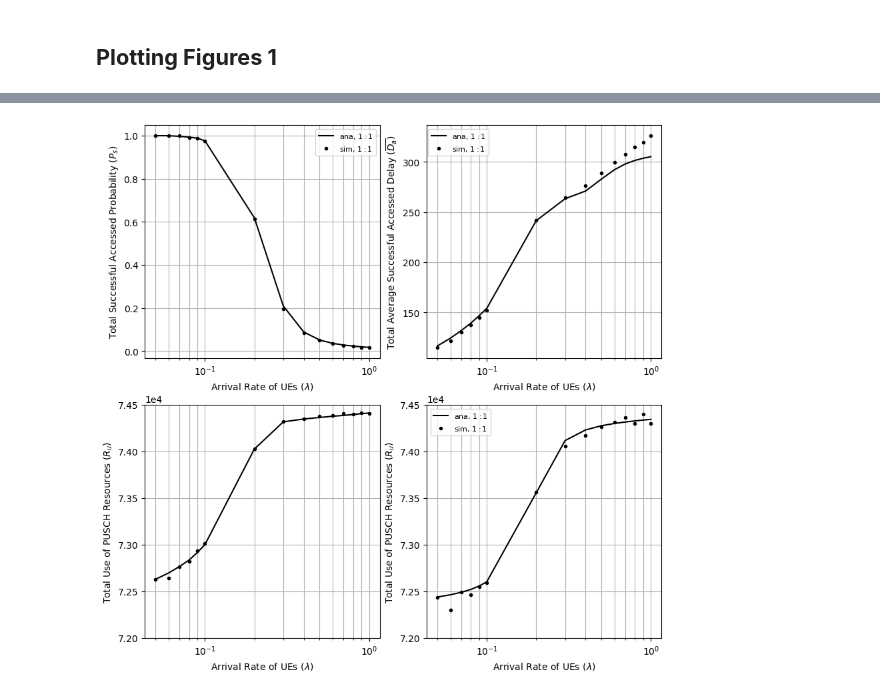
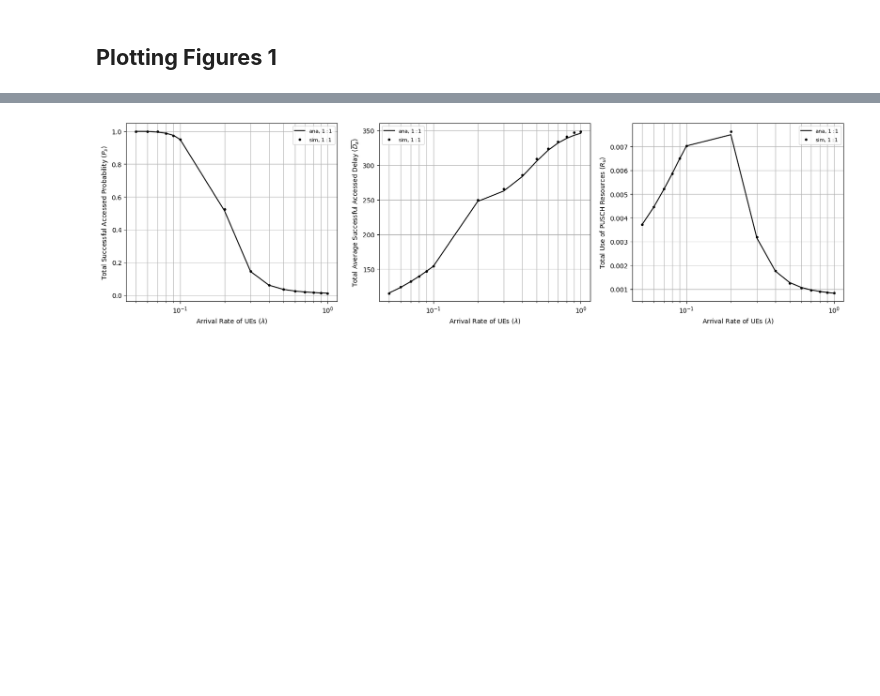
Before and after one commit to timlin0307/Thesis-Simulation, a Jupyter notebook: 2SRA and 4SRA with T_DATA in NTN/Simulation.ipynb, the cells around one changed output, grey strips where cells are left out. Drawn from its saved outputs; the diff is of its cells as text; code cells hidden in the pictures; blank space fills up the shorter version.

```diff
--- a/2SRA and 4SRA with T_DATA in NTN/Simulation.ipynb
+++ b/2SRA and 4SRA with T_DATA in NTN/Simulation.ipynb
@@ -1789,10 +1826,10 @@ traffic_mode = "OSonly" # continuous (cud) or discrete (dud) uniform distributio
 # %%
 # number of times of simulation
-sample = 50 # 1 for testing
+sample = 5000 # 1 for testing
 # total number of UE
 # num_UE = 3000 # 40 for testing
 
-arrival_rate = [0.05, 0.06, 0.07, 0.08, 0.09, 0.1, 0.2, 0.3, 0.4, 0.5, 0.6, 0.7, 0.8, 0.9, 1] # lambda
+arrival_rate = [0.7, 0.8, 0.9, 1] # lambda
 # arrival_rate = [0.1, 0.2, 0.3, 0.4, 0.5, 0.6, 0.7, 0.8, 0.9]
 # arrival_rate = [0.1]
 # uniform_test = 10
@@ -1811,12 +1848,15 @@ T_s = 1 # slot time in ms
 T_RTD = 13
 N = 4
 
+pre_backoff_wbo = 120
+mu = 1.0
+
 m_4SRA = 1 # proportion of M_T
 m_2SRA = 1 # proportion of M_T
 
 # number of preamble (total = 54)
-subcarrier_4sra = [27] # [0, 6, 12, 18, 24, 30, 36, 42, 48, 54] # [7] for testing
-subcarrier_2sra = [27] # [3] for testing
+subcarrier_4sra = [36] # [0, 6, 12, 18, 24, 30, 36, 42, 48, 54] # [7] for testing
+subcarrier_2sra = [18] # [3] for testing
 
 W_RAR_4sra = 20
 W_RAR_2sra = 20
@@ -1907,7 +1947,7 @@ T_MSG_4sra = average_T_MSG(P_F_HARQ_4sra, N_HARQ_4sra,
 T_total_4sra = T_M1_4sra + T_M2_4sra + T_M3_4sra + T_M4_4sra
 '''
 T_RAREP_4sra = 5
-T_RAR_4sra = 2
+T_RAR_4sra = 0
 T_K2_4sra = 0.5
 T_delta_4sra = 1.5
 T_CR_4sra = 24
@@ -1943,7 +1983,7 @@ T_total_2sra = T_MA_2sra + T_MB_2sra
 T_total_FB = T_MA_2sra + T_MB_2sra + T_M3_2sra + T_M4_2sra
 '''
 T_RAREP_2sra = 5
-T_RAR_2sra = 2
+T_RAR_2sra = 0
 
 # T_K2_2sra = 0.5
 # T_delta_2sra = 1.5
@@ -2151,6 +2189,6 @@ plt.show()
 # %% [markdown]
 ## **Plotting Figures 1**
 # %%
-sim = pandas.read_csv('sim_testresult_Ms.csv')
+sim = pandas.read_csv('sim_testresult.csv')
 sim
 # %% [output]
@@ -2174,5 +2212,5 @@ sim
 # %%
-ana = pandas.read_csv('ana_testresult_Ms.csv')
+ana = pandas.read_csv('ana_testresult.csv')
 ana
 # %% [output]
 |  | M_4SRA | N_4SRA | wrar_4SRA | wbo_4SRA | rts_4SRA | Ms_4SRA | Ps_4SRA | Da_4SRA | M_2SRA | N_2SRA | ... | ... |
@@ -2195,9 +2233,6 @@ ana
 # %%
-# Major ticks every 20, minor ticks every 5
-major_ticks = np.arange(0, 101, 20)
-minor_ticks = np.arange(0, 101, 5)
-
-plt.subplot(221)
+# plt.subplot(221)
+plt.subplot(131)
 plt.plot(arrival_rate, ana.Ps_T, '-', color = 'black', label = 'ana, $1:1$')
 plt.plot(arrival_rate, sim.Ps_T, 'o', ms = 3, color = 'black', label = 'sim, $1:1$')
 plt.xscale('log')
@@ -2206,10 +2241,10 @@ plt.ylabel("Total Successful Accessed Probability ($P_s$)")
 # plt.title("(a) $M_T$ versus $P_s$")
 # plt.suptitle("(a) $M_T$ versus $P_s$", fontsize=18, x=0.23, y=0.0)
 plt.grid(True, axis="both", which="both")
+plt.legend(markerscale=1, fontsize=8, loc='best')
 
-plt.legend(markerscale=1, fontsize=8, loc='best', bbox_to_anchor=(1, 1))
-
-plt.subplot(222)
+# plt.subplot(222)
+plt.subplot(132)
 plt.plot(arrival_rate, ana.Da_T, '-', color = 'black', label = 'ana, $1:1$')
 plt.plot(arrival_rate, sim.Da_T, 'o', ms = 3, color = 'black', label = 'sim, $1:1$')
 # plt.ticklabel_format(axis='both', style='sci', scilimits=(0, 0))
@@ -2218,37 +2253,48 @@ plt.xlabel("Arrival Rate of UEs ($\lambda$)")
 plt.ylabel("Total Average Successful Accessed Delay ($\overline{D_{a}}$)")
 # plt.title("(b) $M_T$ versus $\overline{D_{a}}$")
 plt.grid(True, axis="both", which="both")
+plt.legend(markerscale=1, fontsize=8, loc='best')
 
-plt.legend(markerscale=1, fontsize=8, loc='best', bbox_to_anchor=(0.28, 1))
+plt.subplot(133)
+plt.plot(arrival_rate, ana.Ru_T, '-', color = 'black', label = 'ana, $1:1$')
+plt.plot(arrival_rate, sim.Ru_T, 'o', ms = 3, color = 'black', label = 'sim, $1:1$')
+# plt.ticklabel_format(axis='both', style='sci', scilimits=(0, 3))
+# plt.ylim([72000, 74500])
+plt.xscale('log')
+plt.xlabel("Arrival Rate of UEs ($\lambda$)")
+plt.ylabel("Total Use of PUSCH Resources ($R_u$)")
+# plt.title("(c) $M_T$ versus $R_u$")
+plt.grid(True, axis="both", which="both")
+plt.legend(markerscale=1, fontsize=8, loc='best')
 
-
+'''
 plt.subplot(223)
 plt.plot(arrival_rate, ana.Ur_PUSCH_T, '-', color = 'black', label = 'ana, $1:1$')
 plt.plot(arrival_rate, sim.Ur_PUSCH_T, 'o', ms = 3, color = 'black', label = 'sim, $1:1$')
 plt.ticklabel_format(axis='both', style='sci', scilimits=(0, 3))
 plt.ylim([72000, 74500])
 plt.xscale('log')
 plt.xlabel("Arrival Rate of UEs ($\lambda$)")
 plt.ylabel("Total Use of PUSCH Resources ($R_u$)")
 # plt.title("(c) $M_T$ versus $R_u$")
 plt.grid(True, axis="both", which="both")
-
+plt.legend(markerscale=1, fontsize=8, loc='best')
 
 plt.subplot(224)
 plt.plot(arrival_rate, ana.Wr_PUSCH_T, '-', color = 'black', label = 'ana, $1:1$')
 plt.plot(arrival_rate, sim.Wr_PUSCH_T, 'o', ms = 3, color = 'black', label = 'sim, $1:1$')
 plt.ticklabel_format(axis='both', style='sci', scilimits=(0, 3))
 plt.ylim([72000, 74500])
 plt.xscale('log')
 plt.xlabel("Arrival Rate of UEs ($\lambda$)")
 plt.ylabel("Total Use of PUSCH Resources ($R_u$)")
 # plt.title("(c) $M_T$ versus $R_u$")
 plt.grid(True, axis="both", which="both")
+plt.legend(markerscale=1, fontsize=8, loc='best')
+'''
 
 # plt.suptitle("(a) $M_T$ versus $P_s$                                           (b) $M_T$ versus $\overline{D_{a}}$                                           (c) $M_T$ versus $R_u$", fontsize=18, x=0.51, y=0.0)
-
-plt.legend(markerscale=1, fontsize=8, loc='best')
-plt.rcParams["figure.figsize"] = (10, 10)
+plt.rcParams["figure.figsize"] = (20, 5)
 plt.show()
 # %% [output]
-[figure, old version]
+[figure, new version]
```
Also changed, not shown: parts of 13 cells of this notebook, 12 other files.
